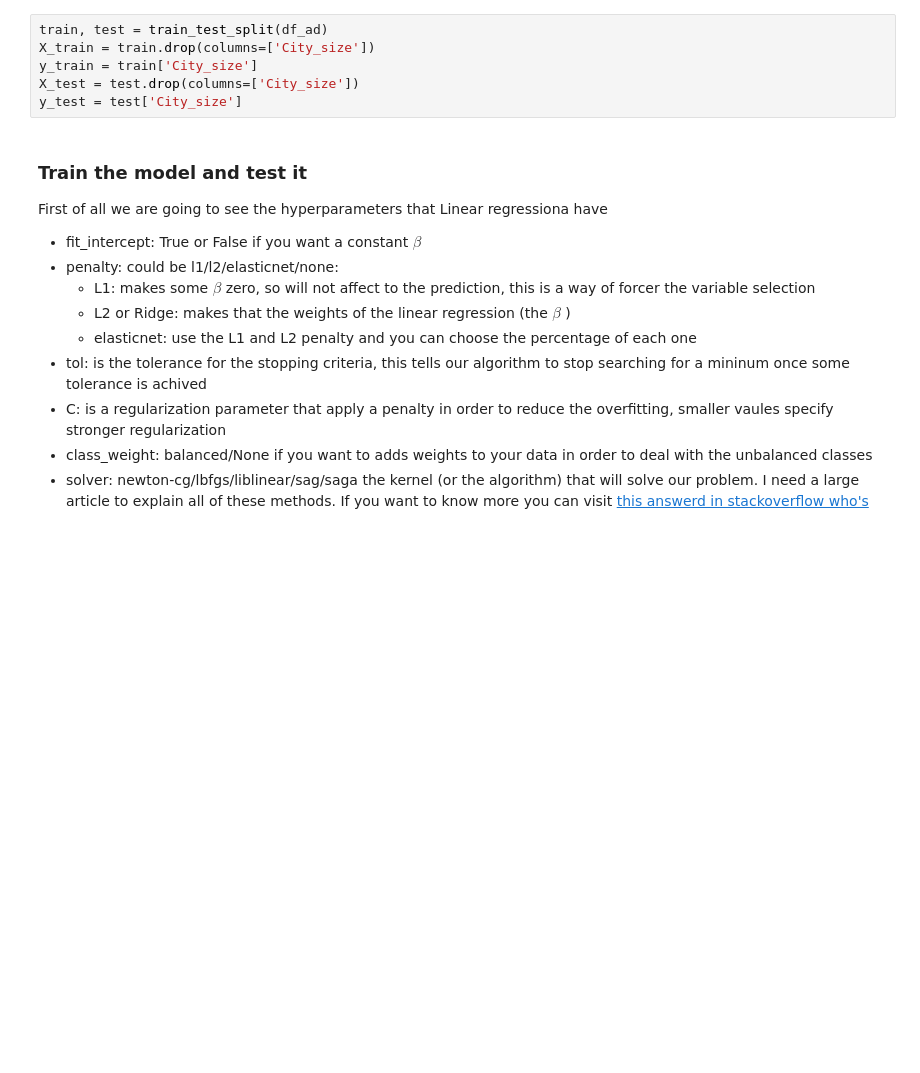
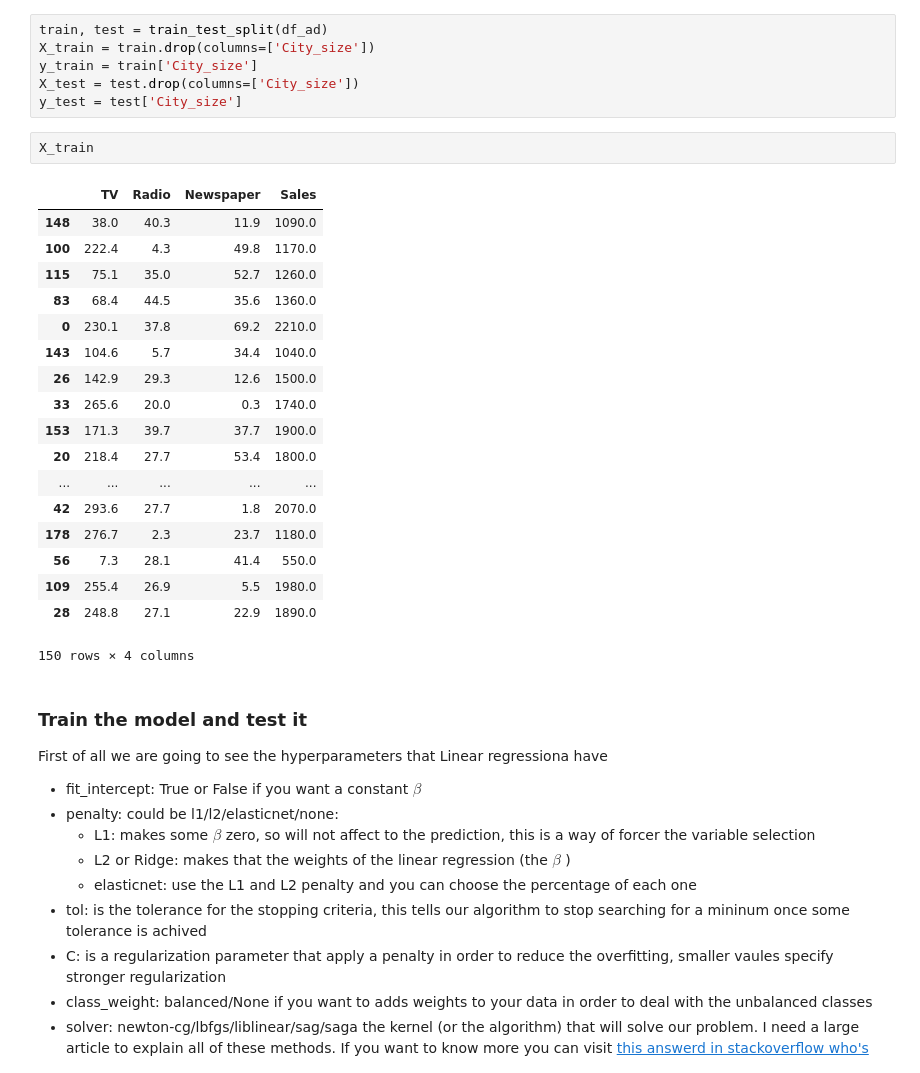
Before and after one commit to arubiales/Linear-and-Logistic-regression, a Jupyter notebook: Logistic Regression.ipynb, the cells around one changed output. Drawn from its saved outputs; the diff is of its cells as text; blank space fills up the shorter version.

```diff
--- a/Logistic Regression.ipynb
+++ b/Logistic Regression.ipynb
@@ -60,6 +68,27 @@ X_train = train.drop(columns=['City_size'])
 y_train = train['City_size']
 X_test = test.drop(columns=['City_size'])
 y_test = test['City_size']
+# %%
+X_train
+# %% [output]
+|  | TV | Radio | Newspaper | Sales |
+| 148 | 38.0 | 40.3 | 11.9 | 1090.0 |
+| 100 | 222.4 | 4.3 | 49.8 | 1170.0 |
+| 115 | 75.1 | 35.0 | 52.7 | 1260.0 |
+| 83 | 68.4 | 44.5 | 35.6 | 1360.0 |
+| 0 | 230.1 | 37.8 | 69.2 | 2210.0 |
+| 143 | 104.6 | 5.7 | 34.4 | 1040.0 |
+| 26 | 142.9 | 29.3 | 12.6 | 1500.0 |
+| 33 | 265.6 | 20.0 | 0.3 | 1740.0 |
+| 153 | 171.3 | 39.7 | 37.7 | 1900.0 |
+| 20 | 218.4 | 27.7 | 53.4 | 1800.0 |
+| ... | ... | ... | ... | ... |
+| 42 | 293.6 | 27.7 | 1.8 | 2070.0 |
+| 178 | 276.7 | 2.3 | 23.7 | 1180.0 |
+| 56 | 7.3 | 28.1 | 41.4 | 550.0 |
+| 109 | 255.4 | 26.9 | 5.5 | 1980.0 |
+| 28 | 248.8 | 27.1 | 22.9 | 1890.0 |
+150 rows × 4 columns
 # %% [markdown]
 ### Train the model and test it
 First of all we are going to see the hyperparameters that Linear regressiona have
```
Also changed, not shown: parts of 14 cells of this notebook.
